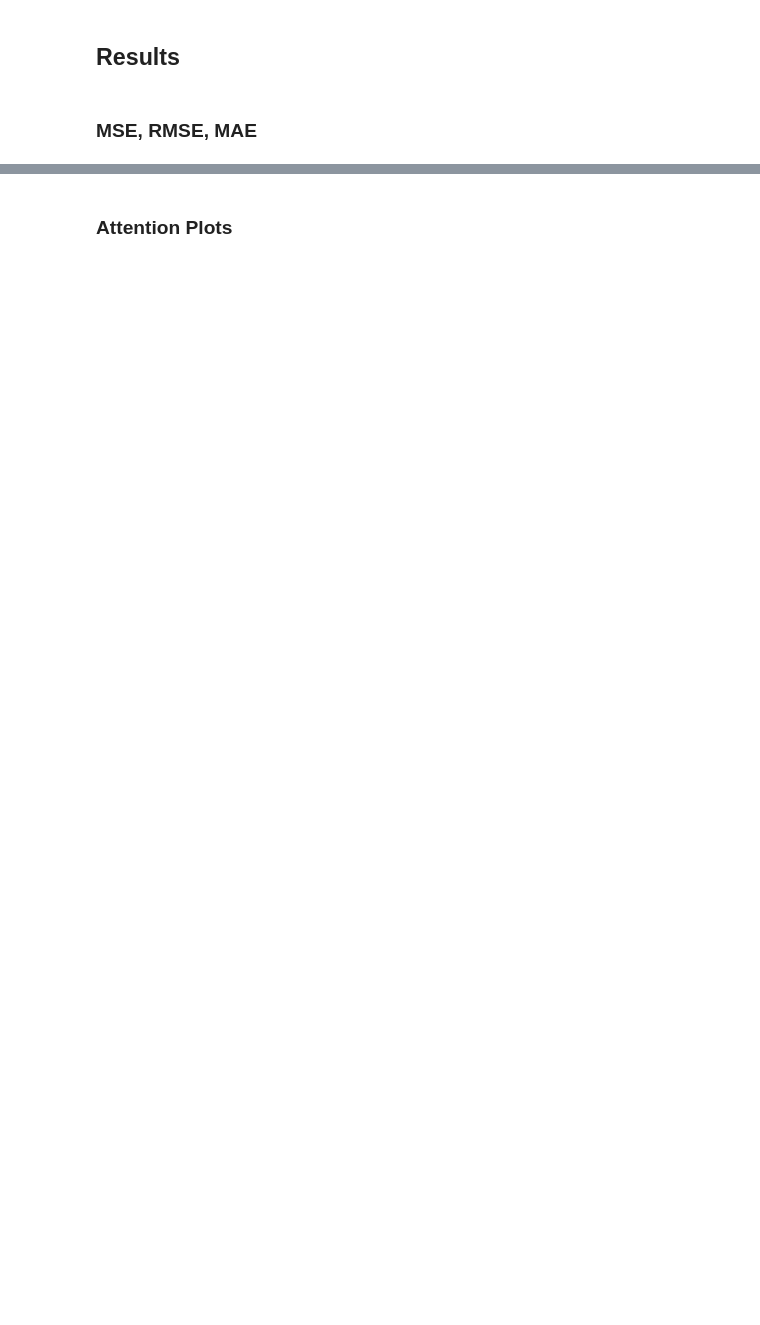
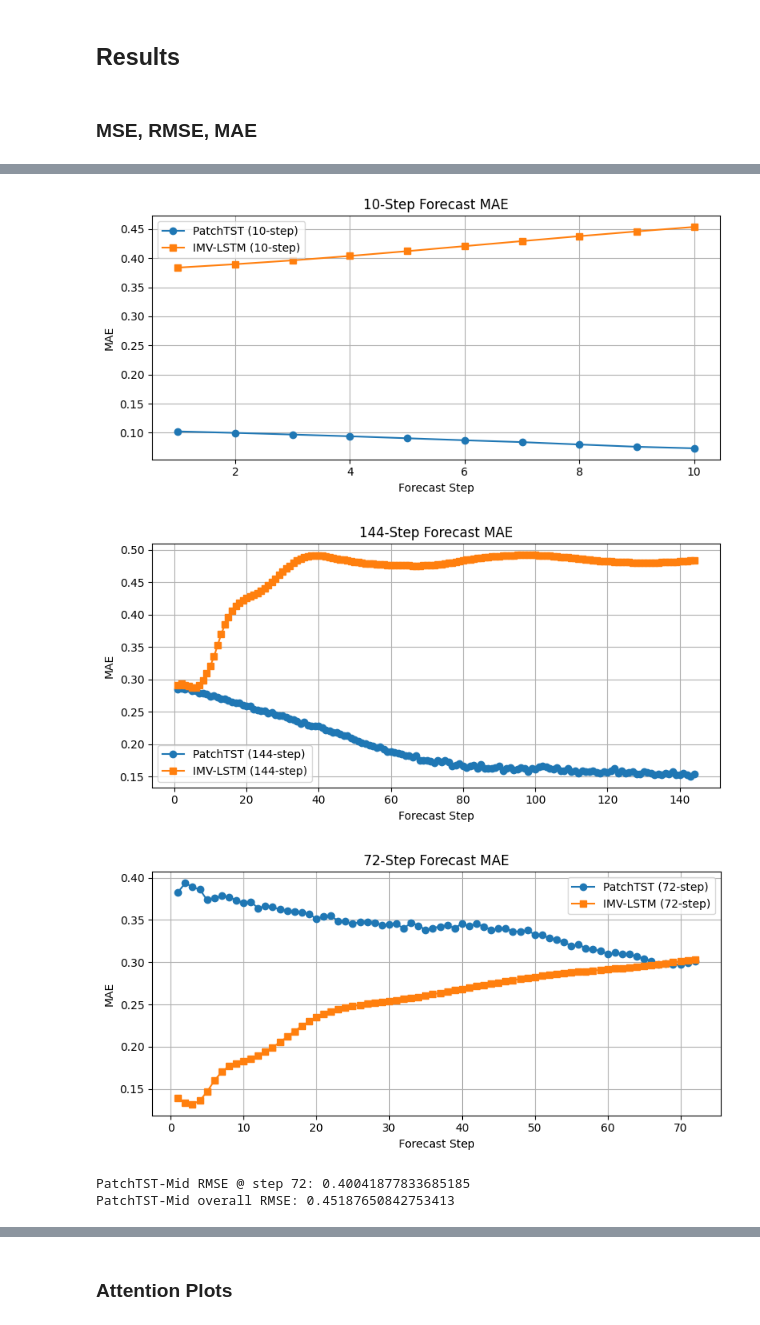
Before and after one commit to Michilaubi/XAI, a Jupyter notebook: PatchTST_supervised/Final Notebook.ipynb, the cells around one changed output, grey strips where cells are left out. Drawn from its saved outputs; the diff is of its cells as text; code cells hidden in the pictures; blank space fills up the shorter version.

```diff
--- a/PatchTST_supervised/Final Notebook.ipynb
+++ b/PatchTST_supervised/Final Notebook.ipynb
@@ -248,7 +465,7 @@ class Args:
 
     # basic config
     is_training = 0
-    model_id = 'weather_int_576_144'
+    model_id = 'weather_int'
     model = 'PatchTST_Attention'
 
     # data loader
@@ -365,9 +601,9 @@ model_IMV_long = IMVTensorMultiStepLSTM(
 ).float().to(device)
 
 # 2) Load the long-horizon checkpoint
-ckpt_path_IMV_long = "./imv_best_long.pth"
-state_IMV_long     = torch.load(ckpt_path_IMV_long, map_location=device)
-model_IMV_long.load_state_dict(state_IMV_long)
+ckpt_path_IMV_long = "./IMV_weather_576_144/attention_val/checkpoint_latest.pth"
+state_IMV_long= torch.load(ckpt_path_IMV_long, map_location=device)
+model_IMV_long.load_state_dict(state_IMV_long['model_state'])
 
 # 3) Prepare your data for the long run
 df = pd.read_csv("dataset/weather_int.csv")
@@ -423,14 +662,19 @@ scaler.fit(train_data)
 ### MSE, RMSE, MAE
 # %%
 # ── 8) RUN & DISPLAY ─────────────────────────────────────────────────────────
+device = torch.device("cuda" if torch.cuda.is_available() else "cpu")
+import evaluation.performance as perf
+perf.device = device
 results = []
 for name, mdl, loader in [
     ("PatchTST",           model_patch,      test_loader_patch),
+    ("PatchTST-Mid",       model_patch_mid,  test_loader_patch_mid),
     ("PatchTST-Long",      model_patch_long, test_loader_patch_long),
     ("IMV-LSTM",           model_IMV,        test_loader_IMV),
+    ("IMV-LSTM-Mid",       model_IMV_mid,    test_loader_IMV_mid),
     ("IMV-LSTM-Long",      model_IMV_long,   test_loader_IMV_long),
 ]:
-    metrics = evaluate(mdl, loader, target_channel=-1, scaler=scaler_y)
+    metrics = evaluate(mdl, loader, target_channel=-1,scaler=None)
     metrics["Model"] = name
     results.append(metrics)
 
@@ -481,0 +783,61 @@ plt.show()
+# %%
+
+# 2) Short‐horizon plot (pred_len=10)
+steps_short = np.arange(1, len(patch_mae) + 1)
+
+plt.figure(figsize=(8,4))
+plt.plot(steps_short, patch_mae, marker='o', label='PatchTST (10-step)')
+plt.plot(steps_short, imv_mae,   marker='s', label='IMV-LSTM (10-step)')
+plt.xlabel('Forecast Step')
+plt.ylabel('MAE')
+plt.title('10-Step Forecast MAE')
+plt.legend()
+plt.grid(True)
+plt.tight_layout()
+plt.show()
+
+# 3) Long‐horizon plot (pred_len=144)
+steps_long = np.arange(1, len(patch_mae_long) + 1)
+
+plt.figure(figsize=(8,4))
+plt.plot(steps_long, patch_mae_long, marker='o', label='PatchTST (144-step)')
+plt.plot(steps_long, imv_mae_long,   marker='s', label='IMV-LSTM (144-step)')
+plt.xlabel('Forecast Step')
+plt.ylabel('MAE')
+plt.title('144-Step Forecast MAE')
+plt.legend()
+plt.grid(True)
+plt.tight_layout()
+plt.show()
+
+# 4) Mid‐horizon plot (pred_len=72)
+steps_mid = np.arange(1, len(patch_mae_mid) + 1)
+
+plt.figure(figsize=(8,4))
+plt.plot(steps_mid, patch_mae_mid, marker='o', label='PatchTST (72-step)')
+plt.plot(steps_mid, imv_mae_mid,   marker='s', label='IMV-LSTM (72-step)')
+plt.xlabel('Forecast Step')
+plt.ylabel('MAE')
+plt.title('72-Step Forecast MAE')
+plt.legend()
+plt.grid(True)
+plt.tight_layout()
+plt.show()
+# %% [output]
+[figure, added]
+[figure, added]
+[figure, added]
+# %%
+# say you did:
+rmse_mid_list, mae_mid_list = stepwise_errors(patch_preds_mid, patch_trues_mid)
+
+# 1) final‐step
+print("PatchTST-Mid RMSE @ step 72:", rmse_mid_list[-1])
+
+# 2) overall (should ~0.255)
+import numpy as np
+overall_rmse_mid = np.sqrt(np.mean(np.array(rmse_mid_list)**2))
+print("PatchTST-Mid overall RMSE:", overall_rmse_mid)
+# %% [output]
+PatchTST-Mid RMSE @ step 72: 0.40041877833685185
+PatchTST-Mid overall RMSE: 0.45187650842753413
```
Also changed, not shown: parts of 28 cells of this notebook, 6 other files.
